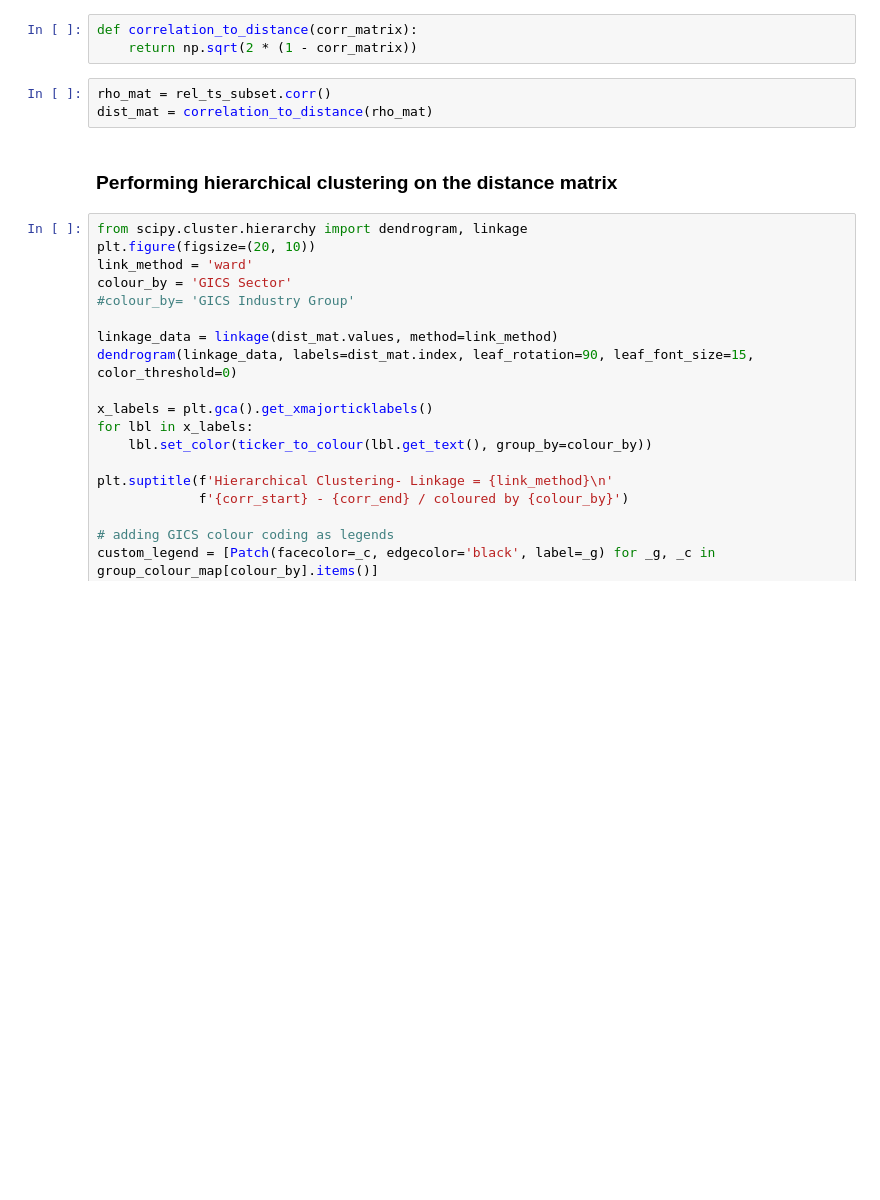
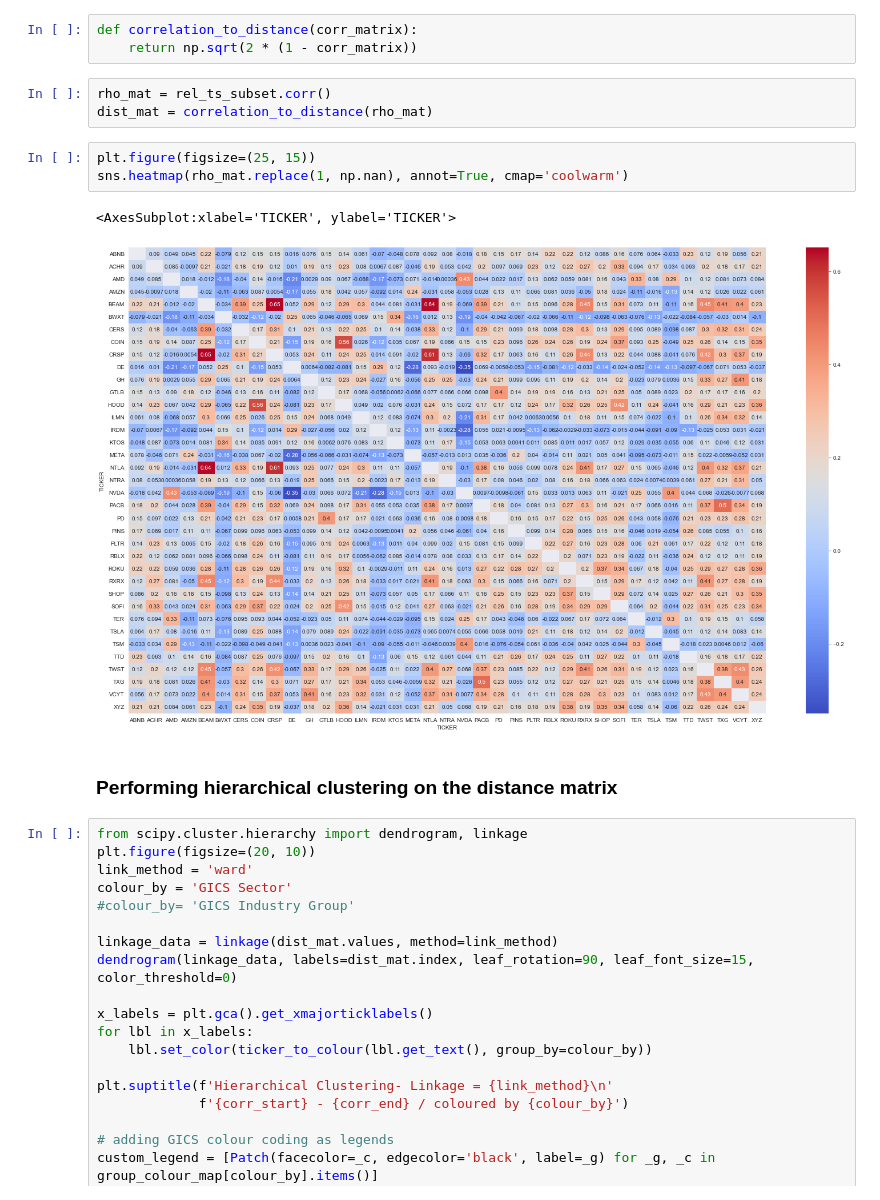
Before and after one commit to kenchan323/k_personal_projects, a Jupyter notebook: finance/risk_illustration/ark_snapshot_holdings.ipynb, the cells around one changed output. Drawn from its saved outputs; the diff is of its cells as text; blank space fills up the shorter version.

```diff
--- a/finance/risk_illustration/ark_snapshot_holdings.ipynb
+++ b/finance/risk_illustration/ark_snapshot_holdings.ipynb
@@ -138,6 +139,12 @@ def correlation_to_distance(corr_matrix):
 # %%
 rho_mat = rel_ts_subset.corr()
 dist_mat = correlation_to_distance(rho_mat)
+# %%
+plt.figure(figsize=(25, 15))
+sns.heatmap(rho_mat.replace(1, np.nan), annot=True, cmap='coolwarm')
+# %% [output]
+<AxesSubplot:xlabel='TICKER', ylabel='TICKER'>
+[figure, added]
 # %% [markdown]
 ### Performing hierarchical clustering on the distance matrix
 # %%
```
Also changed, not shown: parts of 9 cells of this notebook.
